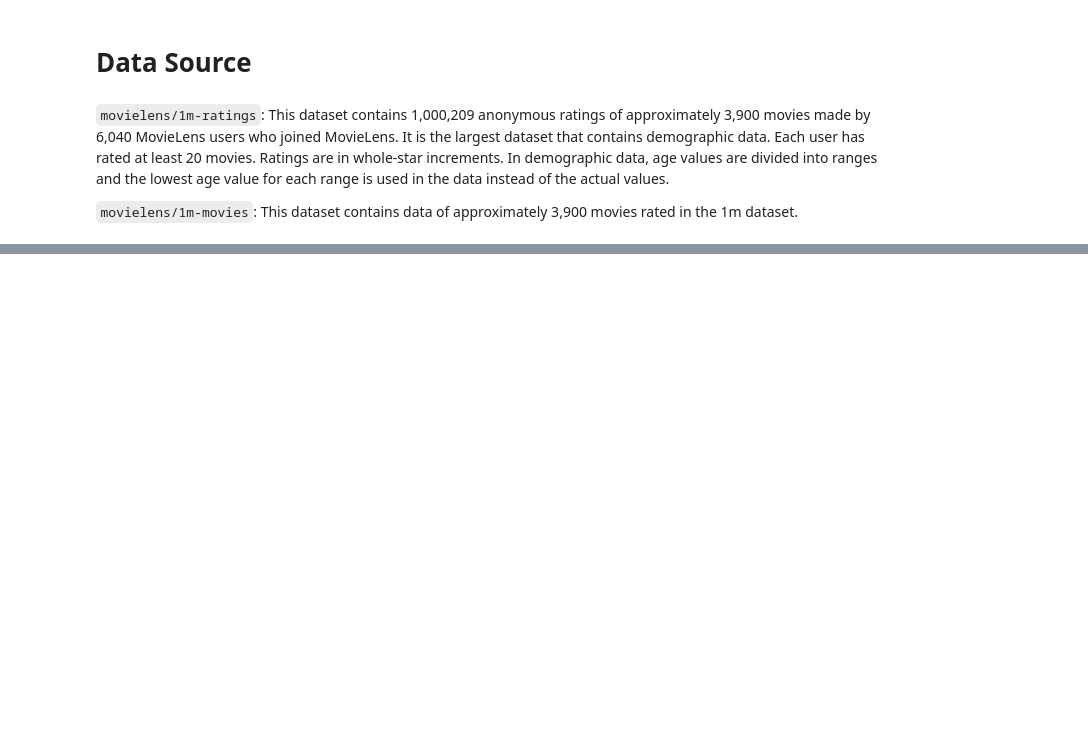
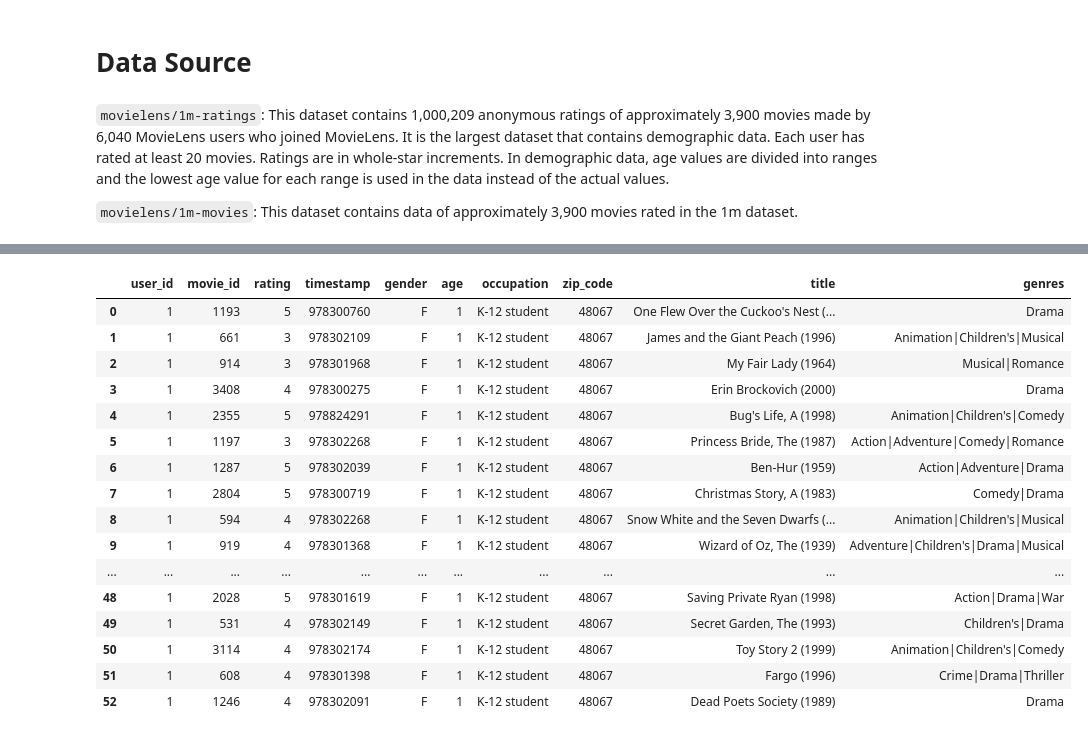
Before and after one commit to placeboo/RecSys, a Jupyter notebook: MovieLens/notebook.ipynb, the cells around one changed output, grey strips where cells are left out. Drawn from its saved outputs; the diff is of its cells as text; code cells hidden in the pictures; blank space fills up the shorter version.

Commit message:
study movielen data

```diff
--- a/MovieLens/notebook.ipynb
+++ b/MovieLens/notebook.ipynb
@@ -59,0 +14,5 @@ movie_df.head(5)
+# %%
+movie_df = pd.read_csv("data/raw/ml-1m/movies.dat", delimiter='::', header=None, engine='python', encoding='latin-1')
+movie_df.columns = MOVIE_COLUMN_NAMES
+print(movie_df.shape)
+movie_df.head()
@@ -59,0 +36,5 @@ movie_df.head(5)
+# %%
+rating_df = pd.read_csv("data/raw/ml-1m/ratings.dat", delimiter='::', header=None, engine='python', encoding='latin-1')
+rating_df.columns = RATING_COLUMN_NAMES
+print(rating_df.shape)
+rating_df.head()
@@ -59,0 +63,7 @@ movie_df.head(5)
+# %%
+user_df = pd.read_csv("data/raw/ml-1m/users.dat", delimiter='::', header=None, engine='python', encoding='latin-1')
+user_df.columns = USER_COLUMN_NAMES
+# map occupation to occupation name
+user_df[USER_COLUMN_NAMES[3]] = user_df[USER_COLUMN_NAMES[3]].map(OCCUPATION_MAP)
+print(user_df.shape)
+user_df.head()
@@ -59,0 +78,6 @@ movie_df.head(5)
+# %%
+# join three tables
+rating_df = rating_df.merge(user_df, on=USER_COLUMN_NAMES[0], how='left')
+full_df = rating_df.merge(movie_df, on=MOVIE_COLUMN_NAMES[0], how='left')
+print(full_df.shape)
+full_df.head()
@@ -59,0 +92,20 @@ movie_df.head(5)
+# %%
+full_df[full_df[USER_COLUMN_NAMES[0]] == 1]
+# %% [output]
+|  | user_id | movie_id | rating | timestamp | gender | age | occupation | zip_code | title | genres |
+| 0 | 1 | 1193 | 5 | 978300760 | F | 1 | K-12 student | 48067 | One Flew Over the Cuckoo's Nest (... | Drama |
+| 1 | 1 | 661 | 3 | 978302109 | F | 1 | K-12 student | 48067 | James and the Giant Peach (1996) | Animation|Children's|Musical |
+| 2 | 1 | 914 | 3 | 978301968 | F | 1 | K-12 student | 48067 | My Fair Lady (1964) | Musical|Romance |
+| 3 | 1 | 3408 | 4 | 978300275 | F | 1 | K-12 student | 48067 | Erin Brockovich (2000) | Drama |
+| 4 | 1 | 2355 | 5 | 978824291 | F | 1 | K-12 student | 48067 | Bug's Life, A (1998) | Animation|Children's|Comedy |
+| 5 | 1 | 1197 | 3 | 978302268 | F | 1 | K-12 student | 48067 | Princess Bride, The (1987) | Action|Adventure|Comedy|Romance |
+| 6 | 1 | 1287 | 5 | 978302039 | F | 1 | K-12 student | 48067 | Ben-Hur (1959) | Action|Adventure|Drama |
+| 7 | 1 | 2804 | 5 | 978300719 | F | 1 | K-12 student | 48067 | Christmas Story, A (1983) | Comedy|Drama |
+| 8 | 1 | 594 | 4 | 978302268 | F | 1 | K-12 student | 48067 | Snow White and the Seven Dwarfs (... | Animation|Children's|Musical |
+| 9 | 1 | 919 | 4 | 978301368 | F | 1 | K-12 student | 48067 | Wizard of Oz, The (1939) | Adventure|Children's|Drama|Musical |
+| ... | ... | ... | ... | ... | ... | ... | ... | ... | ... | ... |
+| 48 | 1 | 2028 | 5 | 978301619 | F | 1 | K-12 student | 48067 | Saving Private Ryan (1998) | Action|Drama|War |
+| 49 | 1 | 531 | 4 | 978302149 | F | 1 | K-12 student | 48067 | Secret Garden, The (1993) | Children's|Drama |
+| 50 | 1 | 3114 | 4 | 978302174 | F | 1 | K-12 student | 48067 | Toy Story 2 (1999) | Animation|Children's|Comedy |
+| 51 | 1 | 608 | 4 | 978301398 | F | 1 | K-12 student | 48067 | Fargo (1996) | Crime|Drama|Thriller |
+| 52 | 1 | 1246 | 4 | 978302091 | F | 1 | K-12 student | 48067 | Dead Poets Society (1989) | Drama |
```
Also changed, not shown: parts of 12 cells of this notebook, 5 other files.
